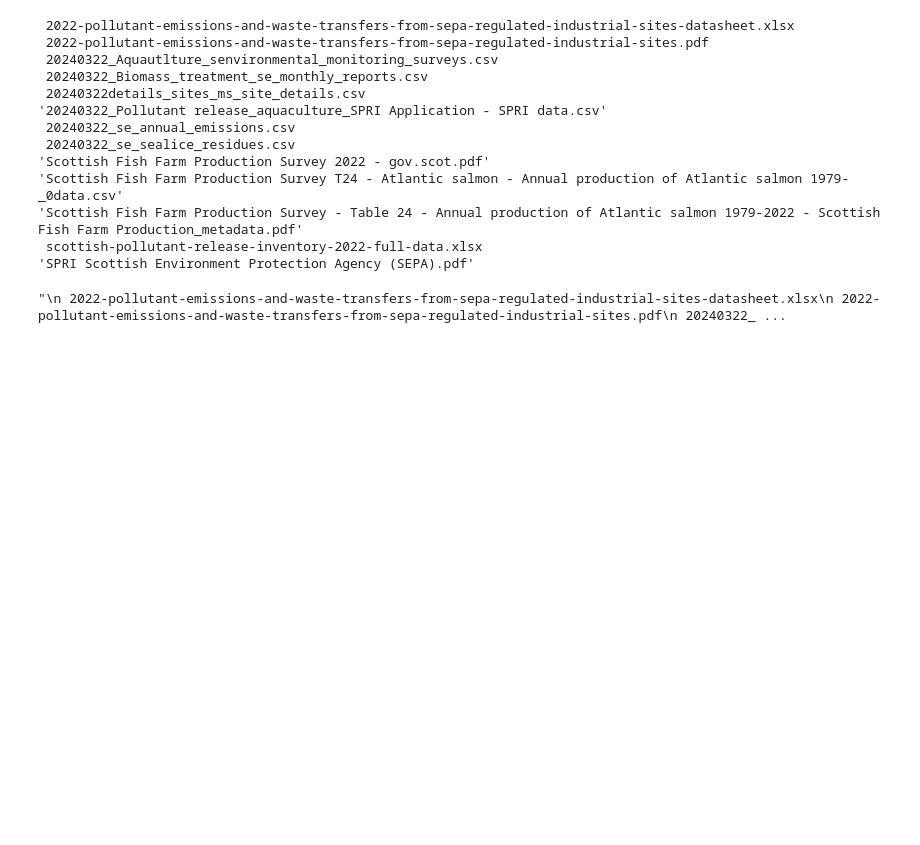
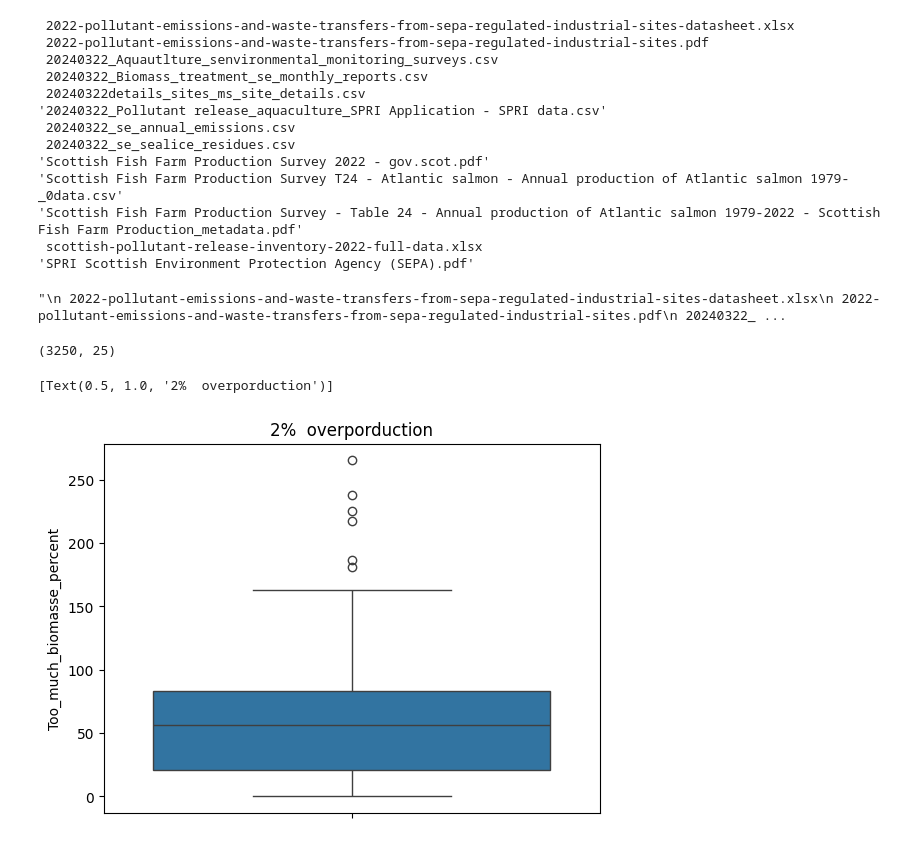
Before and after one commit to kumquat42/202402_MB_Data4Good_PinkBombs, a Jupyter notebook: Pollution_rejectants/Scotland/scotland.ipynb, the cells around one changed output. Drawn from its saved outputs; the diff is of its cells as text; code cells hidden in the pictures; blank space fills up the shorter version.

```diff
--- a/Pollution_rejectants/Scotland/scotland.ipynb
+++ b/Pollution_rejectants/Scotland/scotland.ipynb
@@ -66,3 +150,23 @@ temp.head()
  scottish-pollutant-release-inventory-2022-full-data.xlsx
 'SPRI Scottish Environment Protection Agency (SEPA).pdf'
 "\n 2022-pollutant-emissions-and-waste-transfers-from-sepa-regulated-industrial-sites-datasheet.xlsx\n 2022-pollutant-emissions-and-waste-transfers-from-sepa-regulated-industrial-sites.pdf\n 20240322_ ...
+# %%
+'''
+env_surv.columns
+
+['Survey Number', 'SEPA Site', 'Survey Date', 'Monitoring Method',
+       'SEPA Classification', 'Submitted By', 'Licence Active at Survey',
+       'Maximum Biomass Allowed (tonnes)', 'Actual Biomass on Site (tonnes)',
+       'Survey Type', 'Site Name', 'Operator', 'Receiving Water', 'Easting',
+       'Northing', 'Water Type', 'Local Authority', 'National Grid Reference',
+       'SEPA Team', 'Salmon', 'Cod', 'Halibut', 'Haddock', 'Trout',
+       'Other Species']
+'''
+env_surv.shape
+# %% [output]
+(3250, 25)
+# %%
+sns.boxplot(env_surv['Too_much_biomasse_percent']).set(title = '2%  overporduction')
+# %% [output]
+[Text(0.5, 1.0, '2%  overporduction')]
+[figure, added]
```
Also changed, not shown: parts of 5 cells of this notebook, 2 other files.
